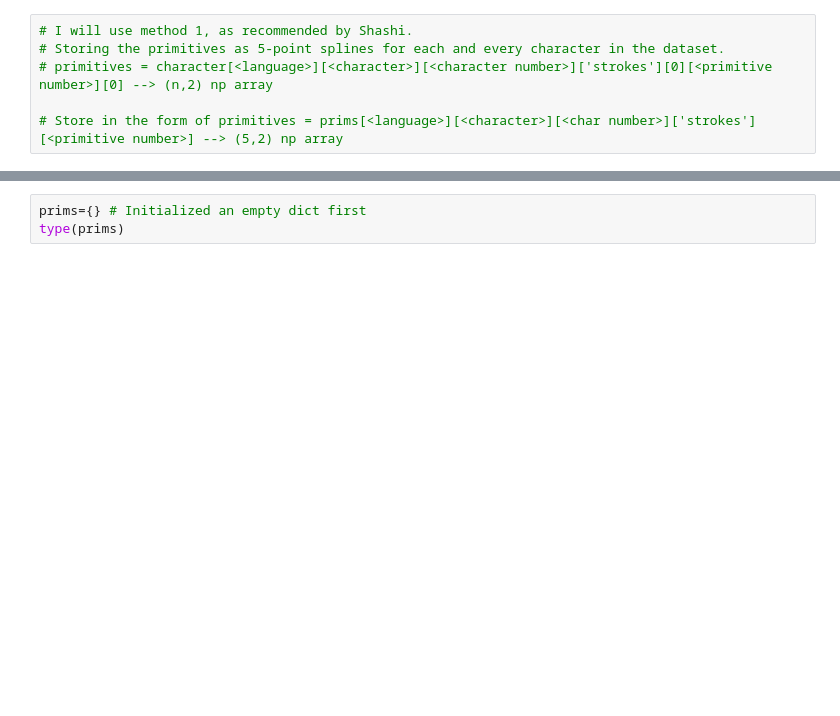
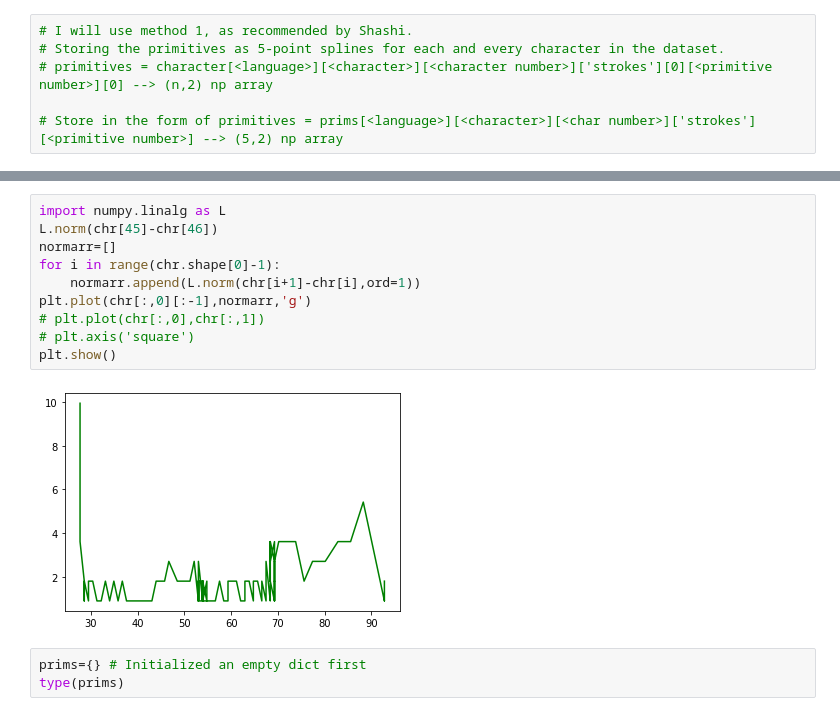
Before and after one commit to SomTambe/omniglot-bcs, a Jupyter notebook: own_model_bcs.ipynb, the cells around one changed output, grey strips where cells are left out. Drawn from its saved outputs; the diff is of its cells as text; blank space fills up the shorter version.

```diff
--- a/own_model_bcs.ipynb
+++ b/own_model_bcs.ipynb
@@ -215,3 +245,15 @@ plt.show()
+# %%
+import numpy.linalg as L
+L.norm(chr[45]-chr[46])
+normarr=[]
+for i in range(chr.shape[0]-1):
+    normarr.append(L.norm(chr[i+1]-chr[i],ord=1))
+plt.plot(chr[:,0][:-1],normarr,'g')
+# plt.plot(chr[:,0],chr[:,1])
+# plt.axis('square')
+plt.show()
+# %% [output]
+[figure, added]
 # %%
 prims={} # Initialized an empty dict first
 type(prims)
```
Also changed, not shown: parts of 5 cells of this notebook.
